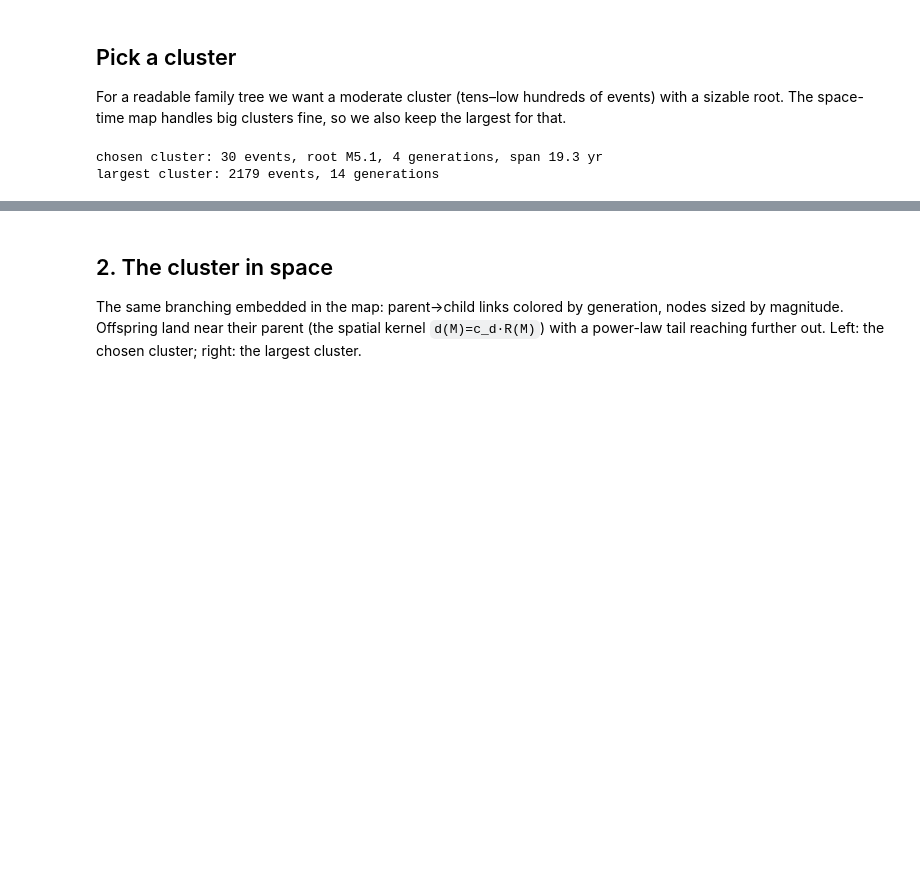
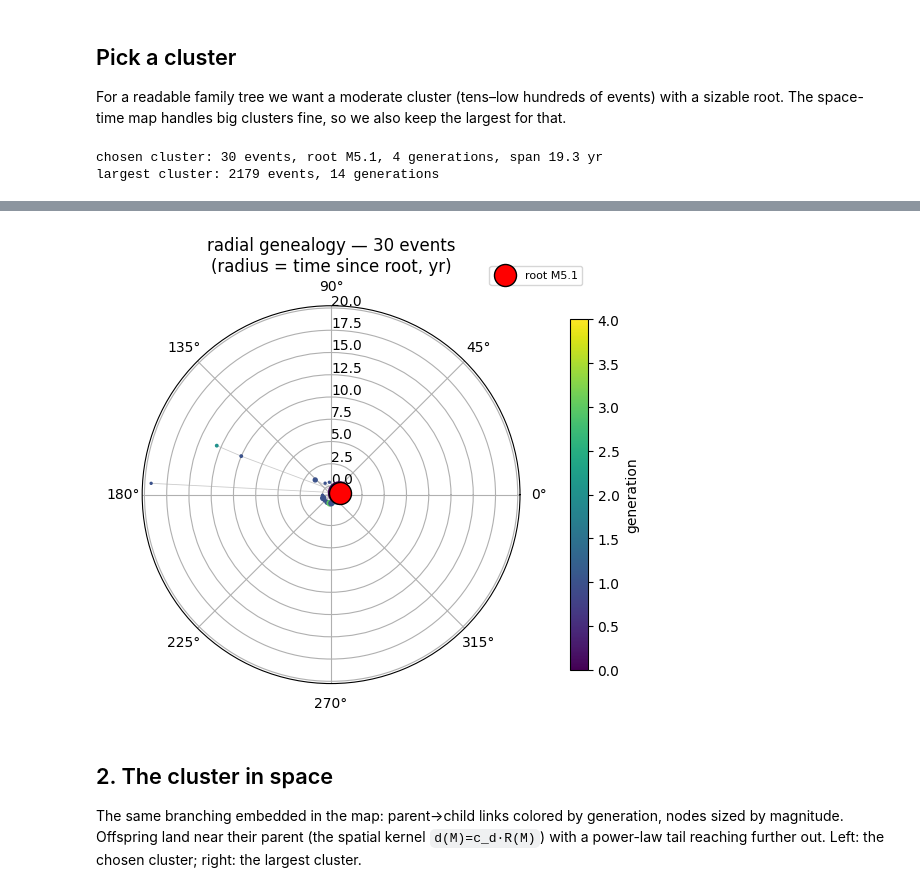
Before and after one commit to keliankaz/moment_ETAS, a Jupyter notebook: notebooks/03_branching.ipynb, the cells around one changed output, grey strips where cells are left out. Drawn from its saved outputs; the diff is of its cells as text; code cells hidden in the pictures; blank space fills up the shorter version.

```diff
--- a/notebooks/03_branching.ipynb
+++ b/notebooks/03_branching.ipynb
@@ -80,3 +77,7 @@ branching.cluster_tree(cat, members);
+# %%
+branching.cluster_tree_radial(cat, members);
+# %% [output]
+[figure, added]
 # %% [markdown]
 ## 2. The cluster in space
 
```
Also changed, not shown: parts of 4 cells of this notebook, 1 other file.
